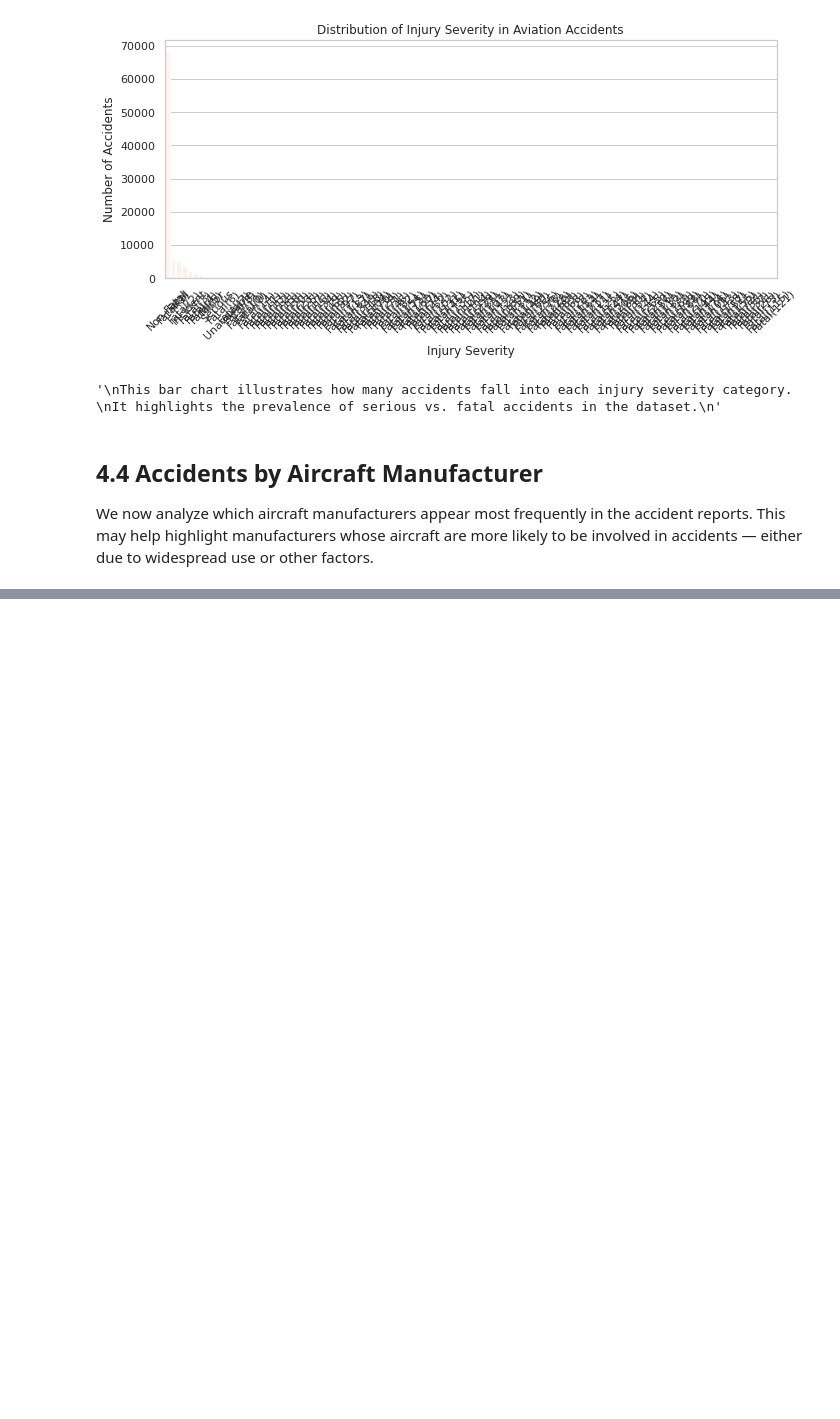
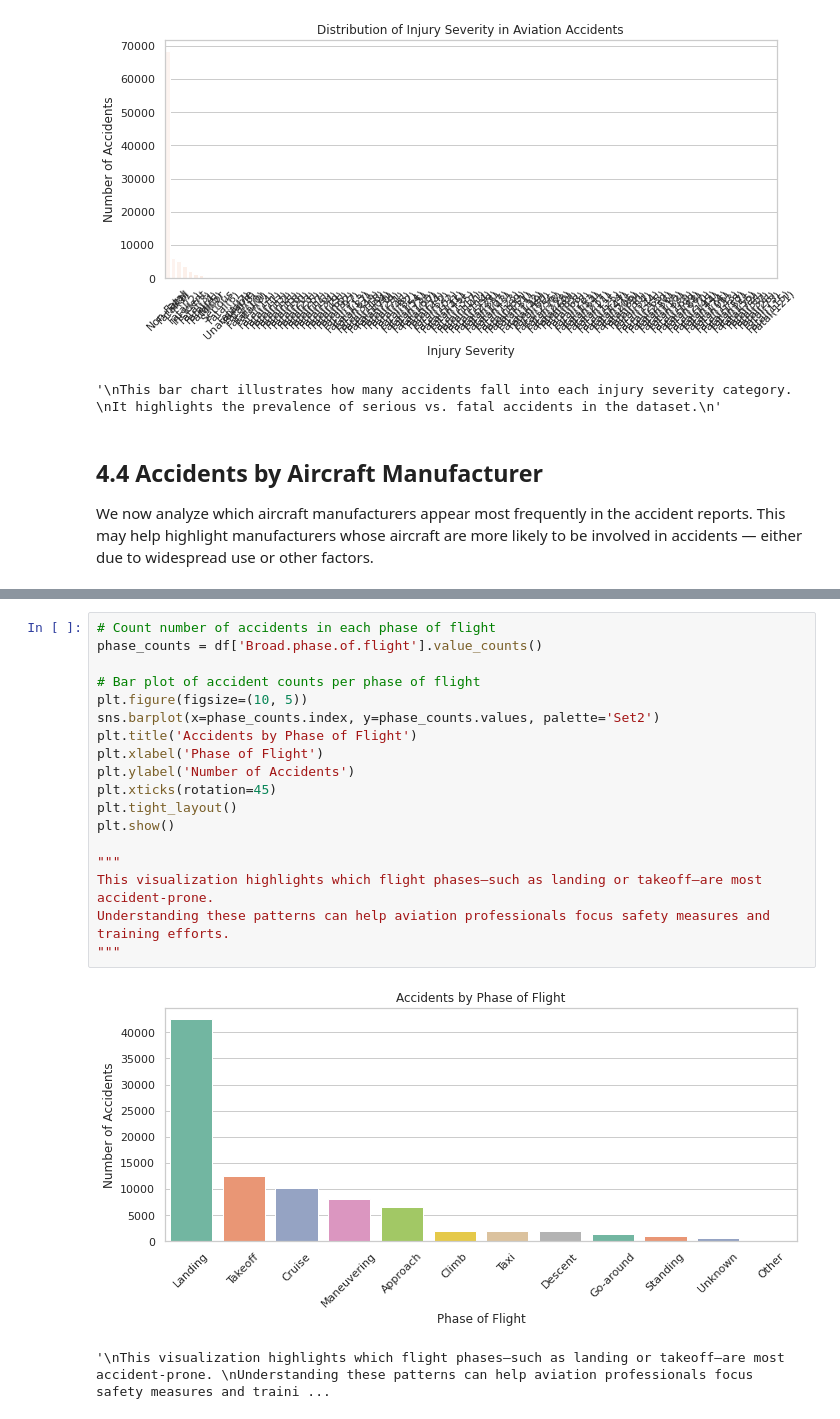
Before and after one commit to OndiekiFrank/aviation-accidents-analysis, a Jupyter notebook: aviation_accident_analysis.ipynb, the cells around one changed output, grey strips where cells are left out. Drawn from its saved outputs; the diff is of its cells as text; blank space fills up the shorter version.

Commit message:
Analyzed accident frequency by flight phase

```diff
--- a/aviation_accident_analysis.ipynb
+++ b/aviation_accident_analysis.ipynb
@@ -490,0 +499,21 @@ It helps identify whether certain makes dominate the dataset — possibly due to
+# %%
+# Count number of accidents in each phase of flight
+phase_counts = df['Broad.phase.of.flight'].value_counts()
+
+# Bar plot of accident counts per phase of flight
+plt.figure(figsize=(10, 5))
+sns.barplot(x=phase_counts.index, y=phase_counts.values, palette='Set2')
+plt.title('Accidents by Phase of Flight')
+plt.xlabel('Phase of Flight')
+plt.ylabel('Number of Accidents')
+plt.xticks(rotation=45)
+plt.tight_layout()
+plt.show()
+
+"""
+This visualization highlights which flight phases—such as landing or takeoff—are most accident-prone.
+Understanding these patterns can help aviation professionals focus safety measures and training efforts.
+"""
+# %% [output]
+[figure, added]
+'\nThis visualization highlights which flight phases—such as landing or takeoff—are most accident-prone. \nUnderstanding these patterns can help aviation professionals focus safety measures and traini ...
```
Also changed, not shown: parts of 6 cells of this notebook.
